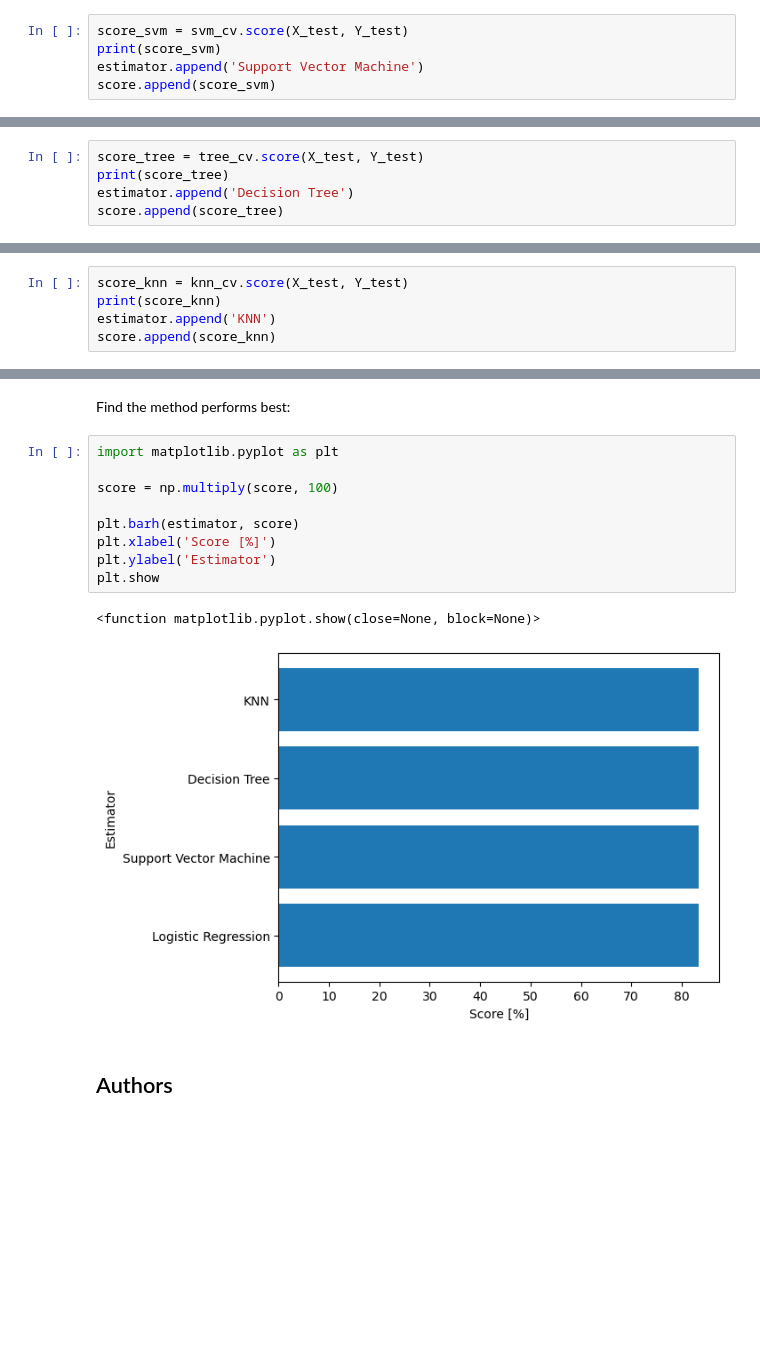
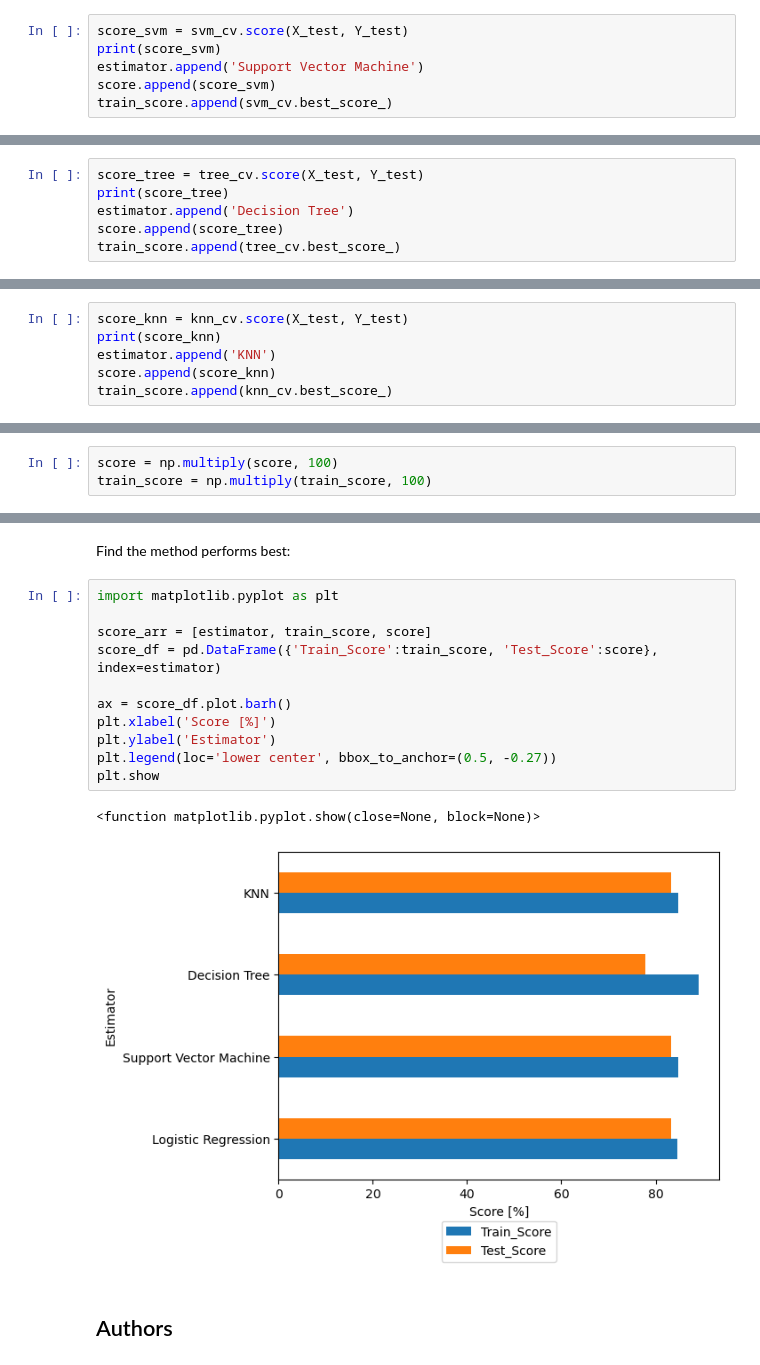
Before and after one commit to RocketMan-n-Oaks/IBMDataScience-Capstone, a Jupyter notebook: Course10 - Wk4 - Lab1 - ML Prediction.ipynb, the cells around one changed output, grey strips where cells are left out. Drawn from its saved outputs; the diff is of its cells as text; blank space fills up the shorter version.

Commit message:
Updated file
Made changes to final score bar chart at bottom of file.

```diff
--- a/Course10 - Wk4 - Lab1 - ML Prediction.ipynb
+++ b/Course10 - Wk4 - Lab1 - ML Prediction.ipynb
@@ -256,6 +265,7 @@ score_svm = svm_cv.score(X_test, Y_test)
 print(score_svm)
 estimator.append('Support Vector Machine')
 score.append(score_svm)
+train_score.append(svm_cv.best_score_)
 # %% [output]
 0.8333333333333334
 # %% [markdown]
@@ -306,4 +316,5 @@ score_tree = tree_cv.score(X_test, Y_test)
 print(score_tree)
 estimator.append('Decision Tree')
 score.append(score_tree)
+train_score.append(tree_cv.best_score_)
 # %% [output]
@@ -348,6 +359,7 @@ score_knn = knn_cv.score(X_test, Y_test)
 print(score_knn)
 estimator.append('KNN')
 score.append(score_knn)
+train_score.append(knn_cv.best_score_)
 # %% [output]
 0.8333333333333334
 # %% [markdown]
@@ -357,6 +369,9 @@ yhat = knn_cv.predict(X_test)
 plot_confusion_matrix(Y_test,yhat)
 # %% [output]
 [figure]
+# %%
+score = np.multiply(score, 100)
+train_score = np.multiply(train_score, 100)
 # %% [markdown]
 ## TASK  12
 # %% [markdown]
@@ -364,15 +379,17 @@ Find the method performs best:
 # %%
 import matplotlib.pyplot as plt
 
-score = np.multiply(score, 100)
+score_arr = [estimator, train_score, score]
+score_df = pd.DataFrame({'Train_Score':train_score, 'Test_Score':score}, index=estimator)
 
-plt.barh(estimator, score)
+ax = score_df.plot.barh()
 plt.xlabel('Score [%]')
 plt.ylabel('Estimator')
+plt.legend(loc='lower center', bbox_to_anchor=(0.5, -0.27))
 plt.show
 # %% [output]
 <function matplotlib.pyplot.show(close=None, block=None)>
-[figure, old version]
+[figure, new version]
 # %% [markdown]
 ## Authors
 # %% [markdown]
```
Also changed, not shown: parts of 4 cells of this notebook.
